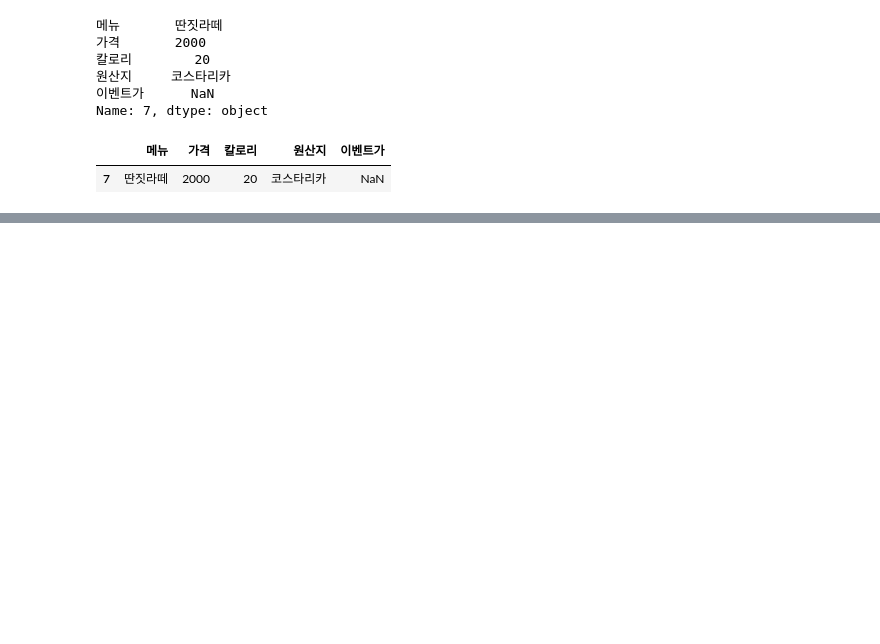
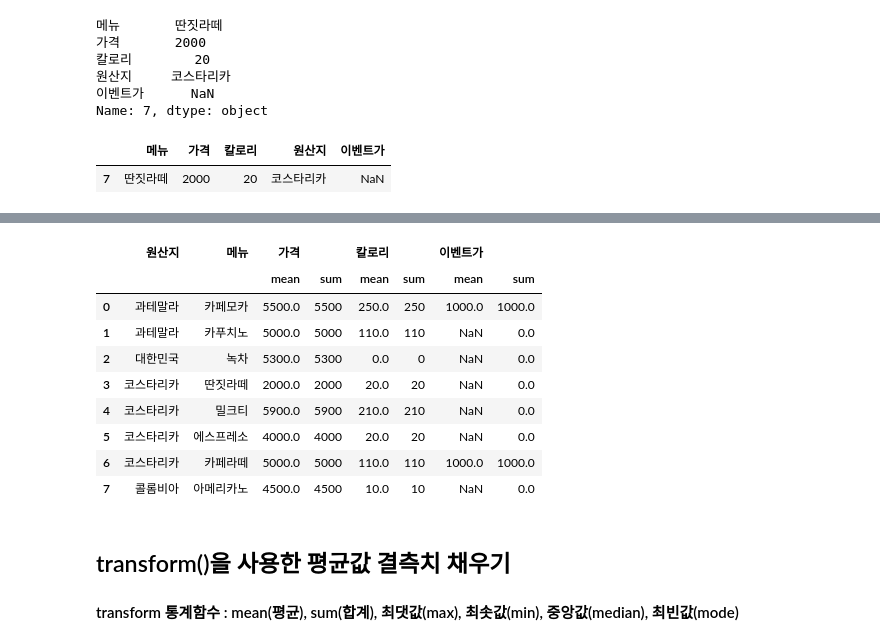
Before and after one commit to CHANGWOOKCHO/-engineer_big_data_analysis, a Jupyter notebook: part1/chapter2_1.ipynb, the cells around one changed output, grey strips where cells are left out. Drawn from its saved outputs; the diff is of its cells as text; code cells hidden in the pictures; blank space fills up the shorter version.

```diff
--- a/part1/chapter2_1.ipynb
+++ b/part1/chapter2_1.ipynb
@@ -292,0 +360,3 @@ df[cond]
+# %%
+df = pd.read_csv('cafe4.csv')
+df
@@ -292,0 +385,3 @@ df[cond]
+# %%
+agg_df = df.groupby(['원산지','메뉴']).agg(['mean','sum'])
+agg_df
@@ -292,0 +400,18 @@ df[cond]
+# %%
+#인덱스 재설정
+agg_df = agg_df.reset_index()
+agg_df
+# %% [output]
+|  | 원산지 | 메뉴 | 가격 |  | 칼로리 |  | 이벤트가 |  |
+|  |  |  | mean | sum | mean | sum | mean | sum |
+| 0 | 과테말라 | 카페모카 | 5500.0 | 5500 | 250.0 | 250 | 1000.0 | 1000.0 |
+| 1 | 과테말라 | 카푸치노 | 5000.0 | 5000 | 110.0 | 110 | NaN | 0.0 |
+| 2 | 대한민국 | 녹차 | 5300.0 | 5300 | 0.0 | 0 | NaN | 0.0 |
+| 3 | 코스타리카 | 딴짓라떼 | 2000.0 | 2000 | 20.0 | 20 | NaN | 0.0 |
+| 4 | 코스타리카 | 밀크티 | 5900.0 | 5900 | 210.0 | 210 | NaN | 0.0 |
+| 5 | 코스타리카 | 에스프레소 | 4000.0 | 4000 | 20.0 | 20 | NaN | 0.0 |
+| 6 | 코스타리카 | 카페라떼 | 5000.0 | 5000 | 110.0 | 110 | 1000.0 | 1000.0 |
+| 7 | 콜롬비아 | 아메리카노 | 4500.0 | 4500 | 10.0 | 10 | NaN | 0.0 |
+# %% [markdown]
+## transform()을 사용한 평균값 결측치 채우기
+#### transform 통계함수 : mean(평균), sum(합계), 최댓값(max), 최솟값(min), 중앙값(median), 최빈값(mode)
```
Also changed, not shown: parts of 28 cells of this notebook, 2 other files.
